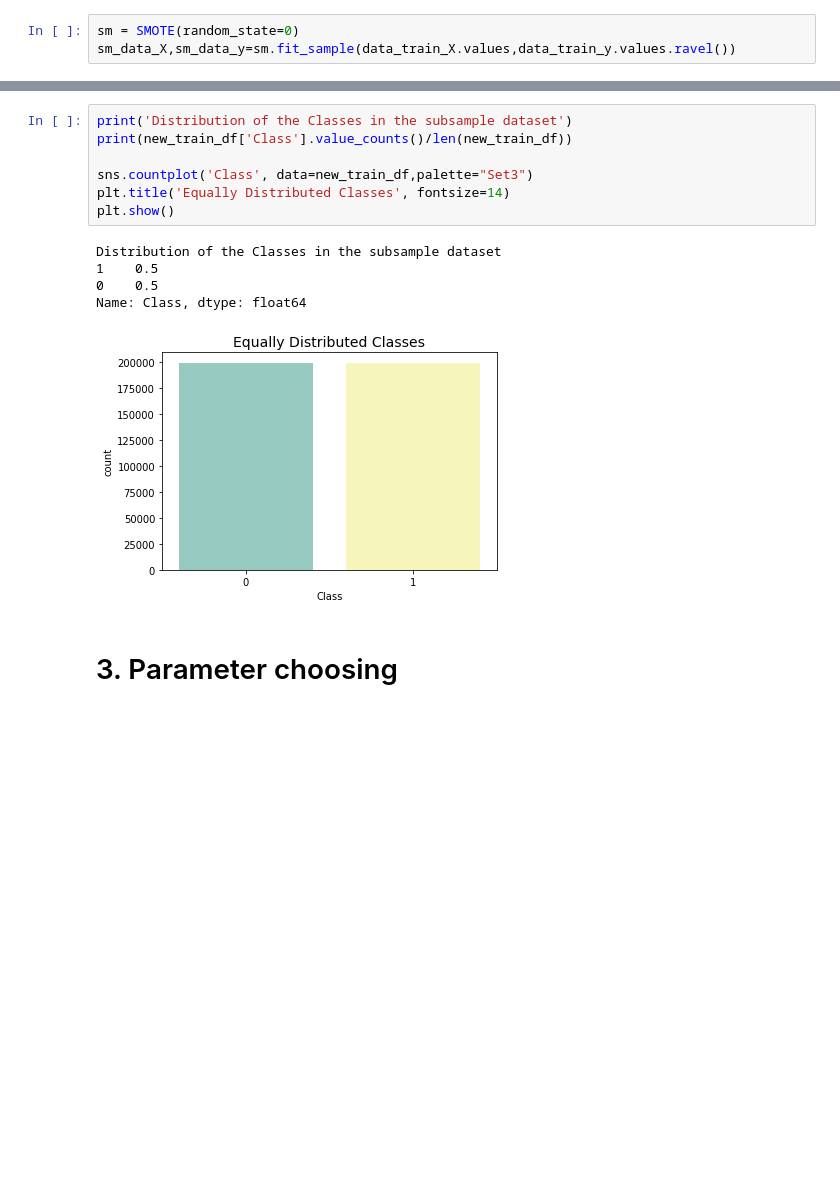
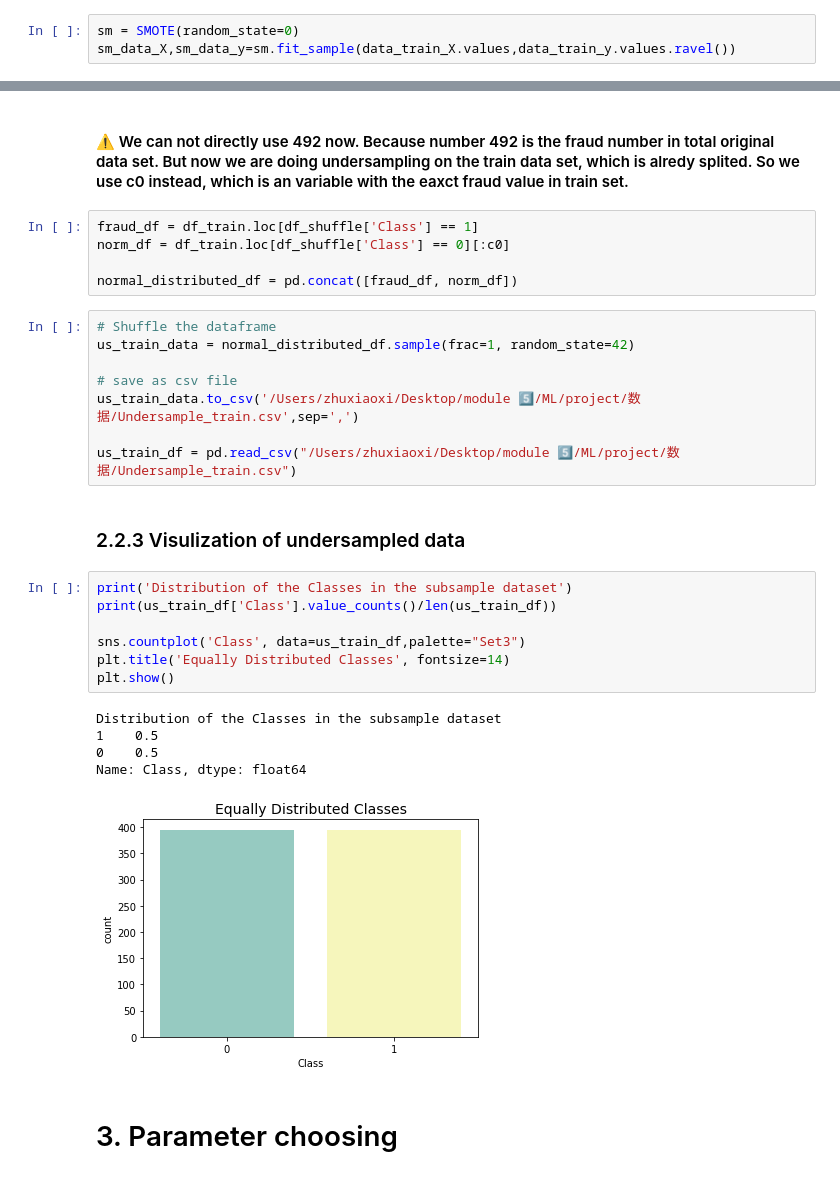
Before and after one commit to XiaoqianZhu1997/PHBS_MLF_2018, a Jupyter notebook: ipynb file/ml_project.ipynb, the cells around one changed output, grey strips where cells are left out. Saved outputs shown, nothing was run; the diff lists cells and outputs as text; blank space fills up the shorter version.

```diff
--- a/ipynb file/ml_project.ipynb
+++ b/ipynb file/ml_project.ipynb
@@ -238,15 +277,32 @@ new_train_df = pd.read_csv("/Users/zhuxiaoxi/Desktop/module 5⃣️/ML/project/
+# %% [markdown]
+#### ⚠️ We can not directly use 492 now. Because number 492 is the fraud number in total original data set. But now we are doing undersampling on the train data set, which is alredy splited. So we use c0 instead, which is an variable with the eaxct fraud value in train set.
+# %%
+fraud_df = df_train.loc[df_shuffle['Class'] == 1]
+norm_df = df_train.loc[df_shuffle['Class'] == 0][:c0]
+
+normal_distributed_df = pd.concat([fraud_df, norm_df])
+# %%
+# Shuffle the dataframe
+us_train_data = normal_distributed_df.sample(frac=1, random_state=42)
+
+# save as csv file
+us_train_data.to_csv('/Users/zhuxiaoxi/Desktop/module 5⃣️/ML/project/数据/Undersample_train.csv',sep=',')
+
+us_train_df = pd.read_csv("/Users/zhuxiaoxi/Desktop/module 5⃣️/ML/project/数据/Undersample_train.csv")
+# %% [markdown]
+### 2.2.3 Visulization of undersampled data
 # %%
 print('Distribution of the Classes in the subsample dataset')
-print(new_train_df['Class'].value_counts()/len(new_train_df))
+print(us_train_df['Class'].value_counts()/len(us_train_df))
 
-sns.countplot('Class', data=new_train_df,palette="Set3")
+sns.countplot('Class', data=us_train_df,palette="Set3")
 plt.title('Equally Distributed Classes', fontsize=14)
 plt.show()
 # %% [output]
 Distribution of the Classes in the subsample dataset
 1    0.5
 0    0.5
 Name: Class, dtype: float64
-[figure, old version]
+[figure, new version]
 # %% [markdown]
 # 3. Parameter choosing
```
Also changed, not shown: parts of 46 cells of this notebook, 1 other file.
